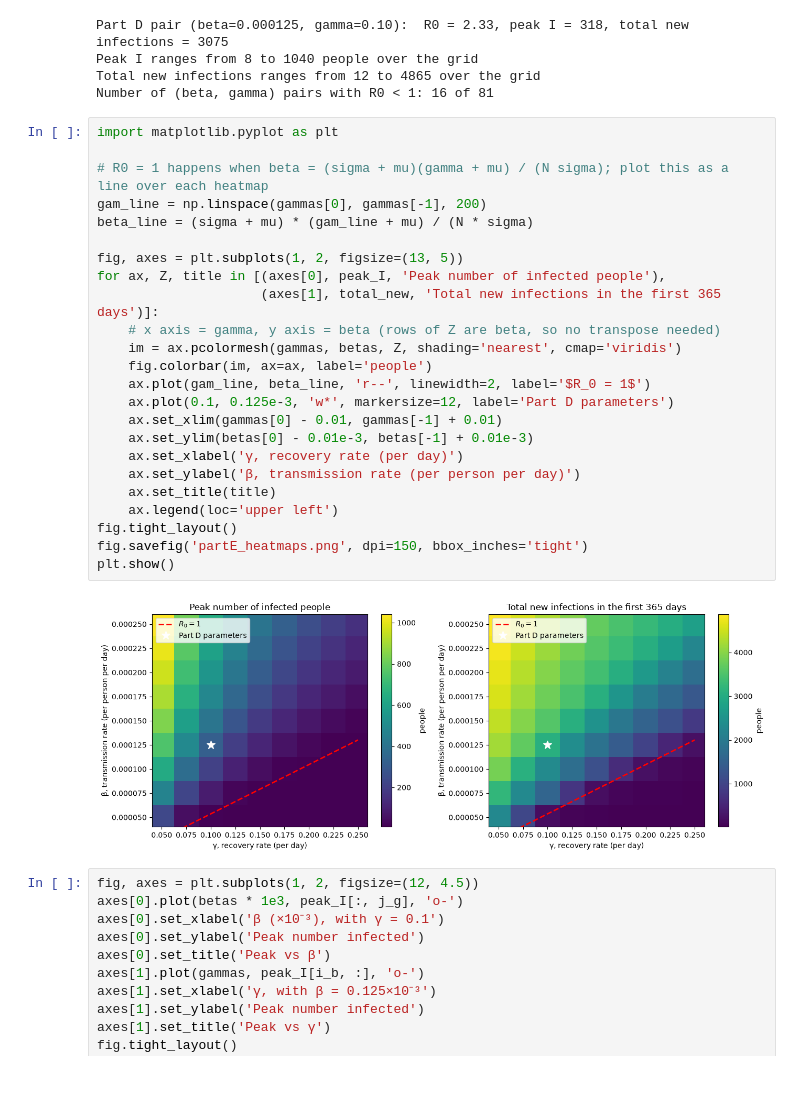
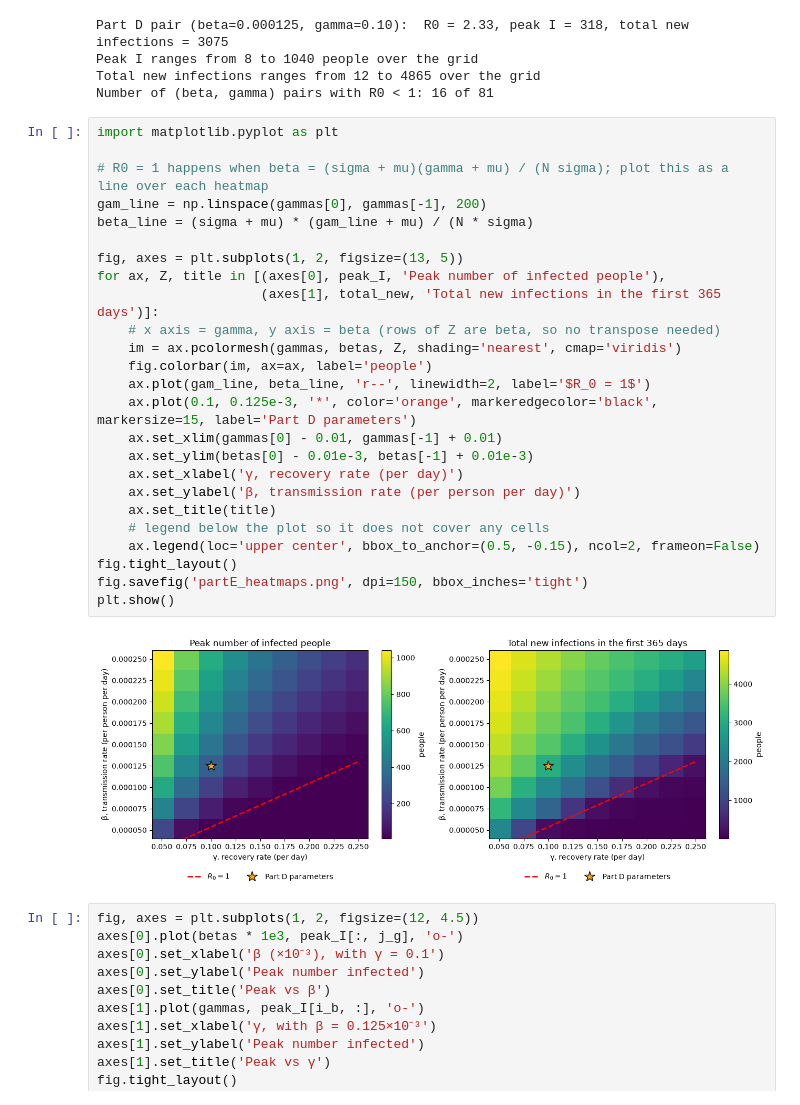
Before and after one commit to mrunyan1/BMI500_week7_hw, a Jupyter notebook: hw1_part_e.ipynb, the cells around one changed output. Saved outputs shown, nothing was run; the diff lists cells and outputs as text.

Commit message:
part e notebook, legend and star fix

```diff
--- a/hw1_part_e.ipynb
+++ b/hw1_part_e.ipynb
@@ -86,29 +86,30 @@ Number of (beta, gamma) pairs with R0 < 1: 16 of 81
 # %%
 import matplotlib.pyplot as plt
 
 # R0 = 1 happens when beta = (sigma + mu)(gamma + mu) / (N sigma); plot this as a line over each heatmap
 gam_line = np.linspace(gammas[0], gammas[-1], 200)
 beta_line = (sigma + mu) * (gam_line + mu) / (N * sigma)
 
 fig, axes = plt.subplots(1, 2, figsize=(13, 5))
 for ax, Z, title in [(axes[0], peak_I, 'Peak number of infected people'),
                      (axes[1], total_new, 'Total new infections in the first 365 days')]:
     # x axis = gamma, y axis = beta (rows of Z are beta, so no transpose needed)
     im = ax.pcolormesh(gammas, betas, Z, shading='nearest', cmap='viridis')
     fig.colorbar(im, ax=ax, label='people')
     ax.plot(gam_line, beta_line, 'r--', linewidth=2, label='$R_0 = 1$')
-    ax.plot(0.1, 0.125e-3, 'w*', markersize=12, label='Part D parameters')
+    ax.plot(0.1, 0.125e-3, '*', color='orange', markeredgecolor='black', markersize=15, label='Part D parameters')
     ax.set_xlim(gammas[0] - 0.01, gammas[-1] + 0.01)
     ax.set_ylim(betas[0] - 0.01e-3, betas[-1] + 0.01e-3)
     ax.set_xlabel('γ, recovery rate (per day)')
     ax.set_ylabel('β, transmission rate (per person per day)')
     ax.set_title(title)
-    ax.legend(loc='upper left')
+    # legend below the plot so it does not cover any cells
+    ax.legend(loc='upper center', bbox_to_anchor=(0.5, -0.15), ncol=2, frameon=False)
 fig.tight_layout()
 fig.savefig('partE_heatmaps.png', dpi=150, bbox_inches='tight')
 plt.show()
 # %% [output]
-[figure, old version]
+[figure, new version]
 # %%
 fig, axes = plt.subplots(1, 2, figsize=(12, 4.5))
 axes[0].plot(betas * 1e3, peak_I[:, j_g], 'o-')
```
Also changed, not shown: parts of 1 cell of this notebook, 1 other file.
